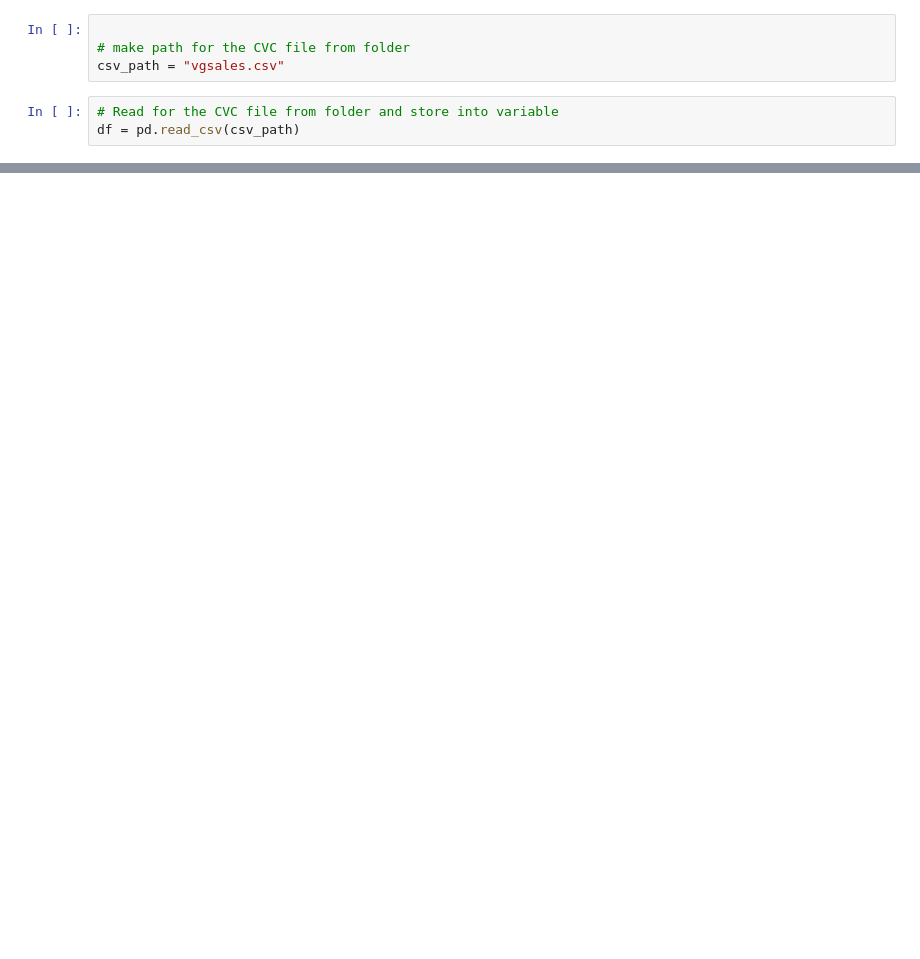
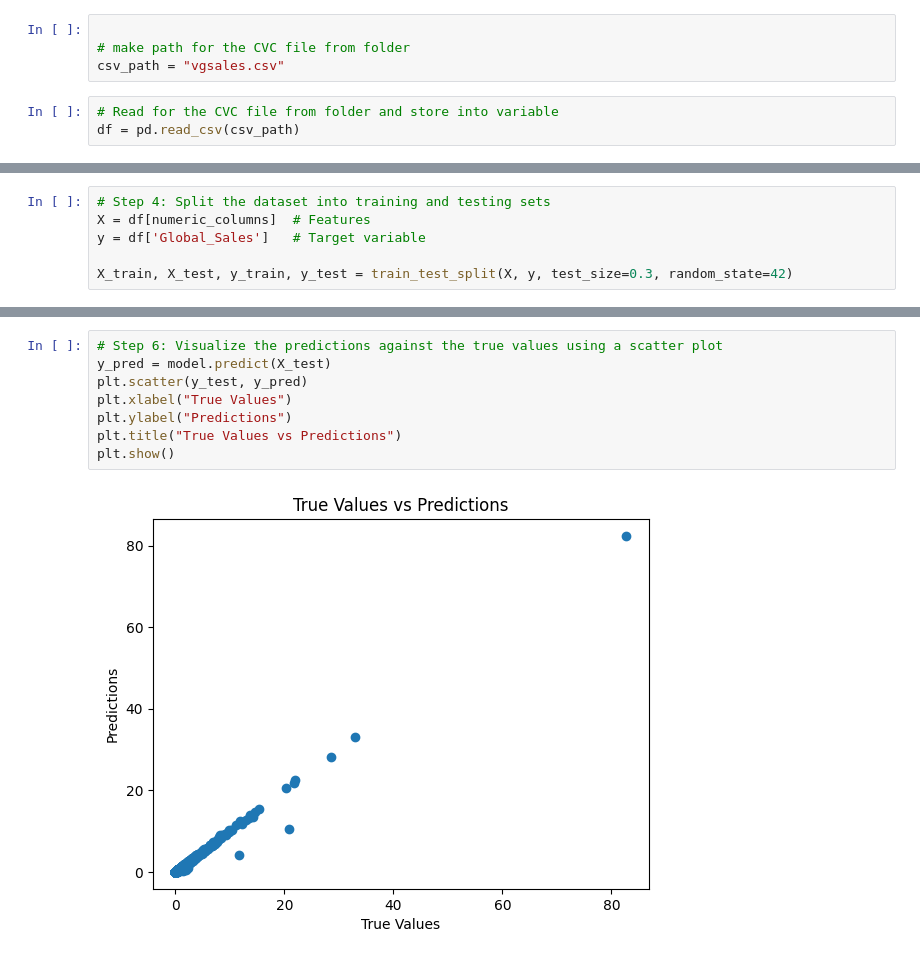
Before and after one commit to waseemimran/Introductiontomachinelearning, a Jupyter notebook: linearRegressionWithOwnDataset.ipynb, the cells around one changed output, grey strips where cells are left out. Cells and saved outputs as stored; diff of their text form; blank space fills up the shorter version.

```diff
--- a/linearRegressionWithOwnDataset.ipynb
+++ b/linearRegressionWithOwnDataset.ipynb
@@ -381,0 +50,6 @@ plt.plot(plot_x, plot_y, 'yo', plot_x, poly1d_fn(plot_x), '--k')
+# %%
+# Step 4: Split the dataset into training and testing sets
+X = df[numeric_columns]  # Features
+y = df['Global_Sales']   # Target variable
+
+X_train, X_test, y_train, y_test = train_test_split(X, y, test_size=0.3, random_state=42)
@@ -381,0 +62,10 @@ plt.plot(plot_x, plot_y, 'yo', plot_x, poly1d_fn(plot_x), '--k')
+# %%
+# Step 6: Visualize the predictions against the true values using a scatter plot
+y_pred = model.predict(X_test)
+plt.scatter(y_test, y_pred)
+plt.xlabel("True Values")
+plt.ylabel("Predictions")
+plt.title("True Values vs Predictions")
+plt.show()
+# %% [output]
+[figure, added]
```
Also changed, not shown: parts of 55 cells of this notebook, 3 other files.
